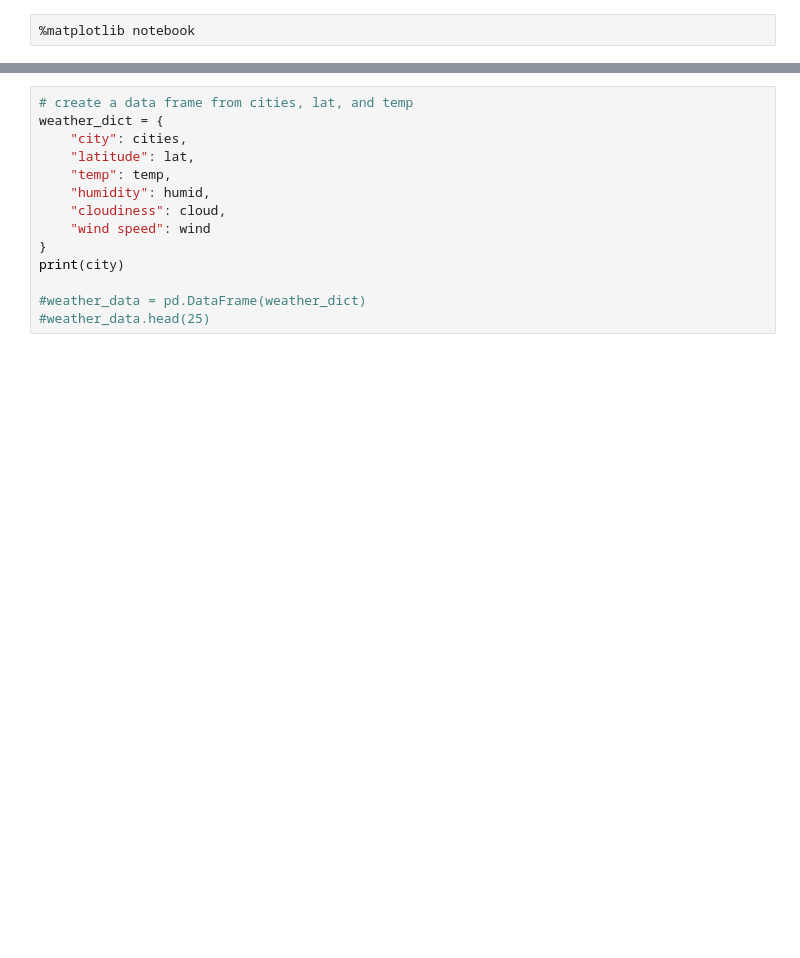
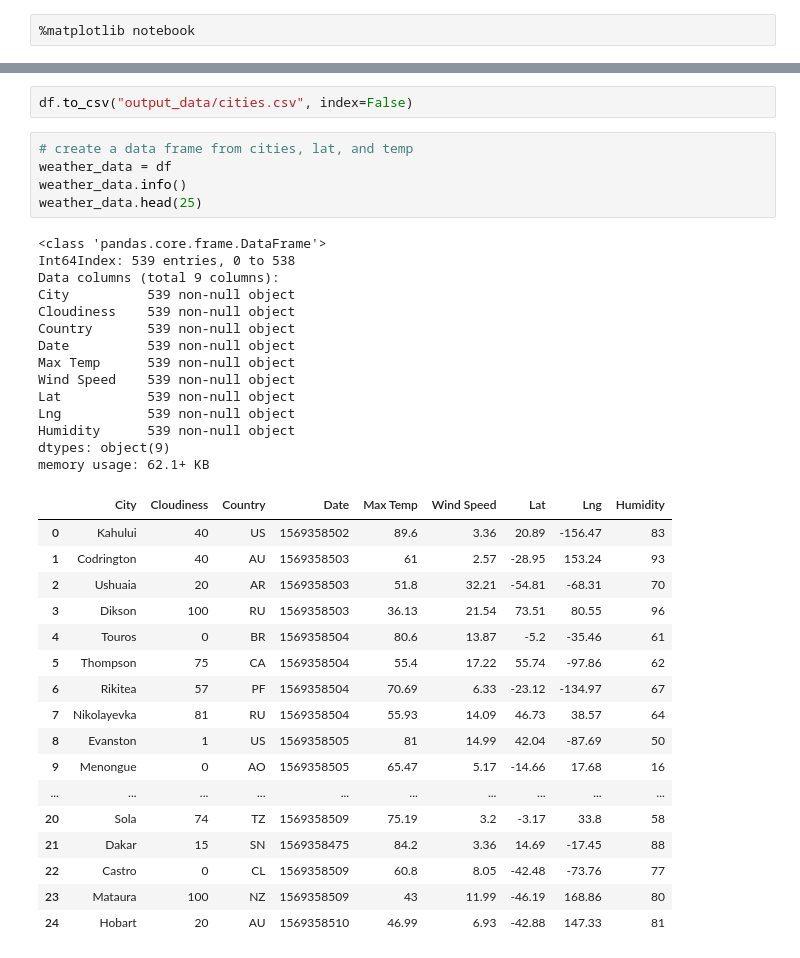
Before and after one commit to gwathen2019/python-api-challenge, a Jupyter notebook: weatherpy/Weatherpy-API.ipynb, the cells around one changed output, grey strips where cells are left out. Cells and saved outputs as stored; diff of their text form; blank space fills up the shorter version.

```diff
--- a/weatherpy/Weatherpy-API.ipynb
+++ b/weatherpy/Weatherpy-API.ipynb
@@ -113,15 +135,40 @@ AttributeError: 'list' object has no attribute 'iterrows'
+# %%
+df.to_csv("output_data/cities.csv", index=False)
 # %%
 # create a data frame from cities, lat, and temp
-weather_dict = {
-    "city": cities,
-    "latitude": lat,
-    "temp": temp,
-    "humidity": humid,
-    "cloudiness": cloud,
-    "wind speed": wind
-}
-print(city)
-
-#weather_data = pd.DataFrame(weather_dict)
-#weather_data.head(25)
+weather_data = df
+weather_data.info()
+weather_data.head(25)
+# %% [output]
+<class 'pandas.core.frame.DataFrame'>
+Int64Index: 539 entries, 0 to 538
+Data columns (total 9 columns):
+City          539 non-null object
+Cloudiness    539 non-null object
+Country       539 non-null object
+Date          539 non-null object
+Max Temp      539 non-null object
+Wind Speed    539 non-null object
+Lat           539 non-null object
+Lng           539 non-null object
+Humidity      539 non-null object
+dtypes: object(9)
+memory usage: 62.1+ KB
+|  | City | Cloudiness | Country | Date | Max Temp | Wind Speed | Lat | Lng | Humidity |
+| 0 | Kahului | 40 | US | 1569358502 | 89.6 | 3.36 | 20.89 | -156.47 | 83 |
+| 1 | Codrington | 40 | AU | 1569358503 | 61 | 2.57 | -28.95 | 153.24 | 93 |
+| 2 | Ushuaia | 20 | AR | 1569358503 | 51.8 | 32.21 | -54.81 | -68.31 | 70 |
+| 3 | Dikson | 100 | RU | 1569358503 | 36.13 | 21.54 | 73.51 | 80.55 | 96 |
+| 4 | Touros | 0 | BR | 1569358504 | 80.6 | 13.87 | -5.2 | -35.46 | 61 |
+| 5 | Thompson | 75 | CA | 1569358504 | 55.4 | 17.22 | 55.74 | -97.86 | 62 |
+| 6 | Rikitea | 57 | PF | 1569358504 | 70.69 | 6.33 | -23.12 | -134.97 | 67 |
+| 7 | Nikolayevka | 81 | RU | 1569358504 | 55.93 | 14.09 | 46.73 | 38.57 | 64 |
+| 8 | Evanston | 1 | US | 1569358505 | 81 | 14.99 | 42.04 | -87.69 | 50 |
+| 9 | Menongue | 0 | AO | 1569358505 | 65.47 | 5.17 | -14.66 | 17.68 | 16 |
+| ... | ... | ... | ... | ... | ... | ... | ... | ... | ... |
+| 20 | Sola | 74 | TZ | 1569358509 | 75.19 | 3.2 | -3.17 | 33.8 | 58 |
+| 21 | Dakar | 15 | SN | 1569358475 | 84.2 | 3.36 | 14.69 | -17.45 | 88 |
+| 22 | Castro | 0 | CL | 1569358509 | 60.8 | 8.05 | -42.48 | -73.76 | 77 |
+| 23 | Mataura | 100 | NZ | 1569358509 | 43 | 11.99 | -46.19 | 168.86 | 80 |
+| 24 | Hobart | 20 | AU | 1569358510 | 46.99 | 6.93 | -42.88 | 147.33 | 81 |
 # %%
```
Also changed, not shown: parts of 10 cells of this notebook, 1 other file.
